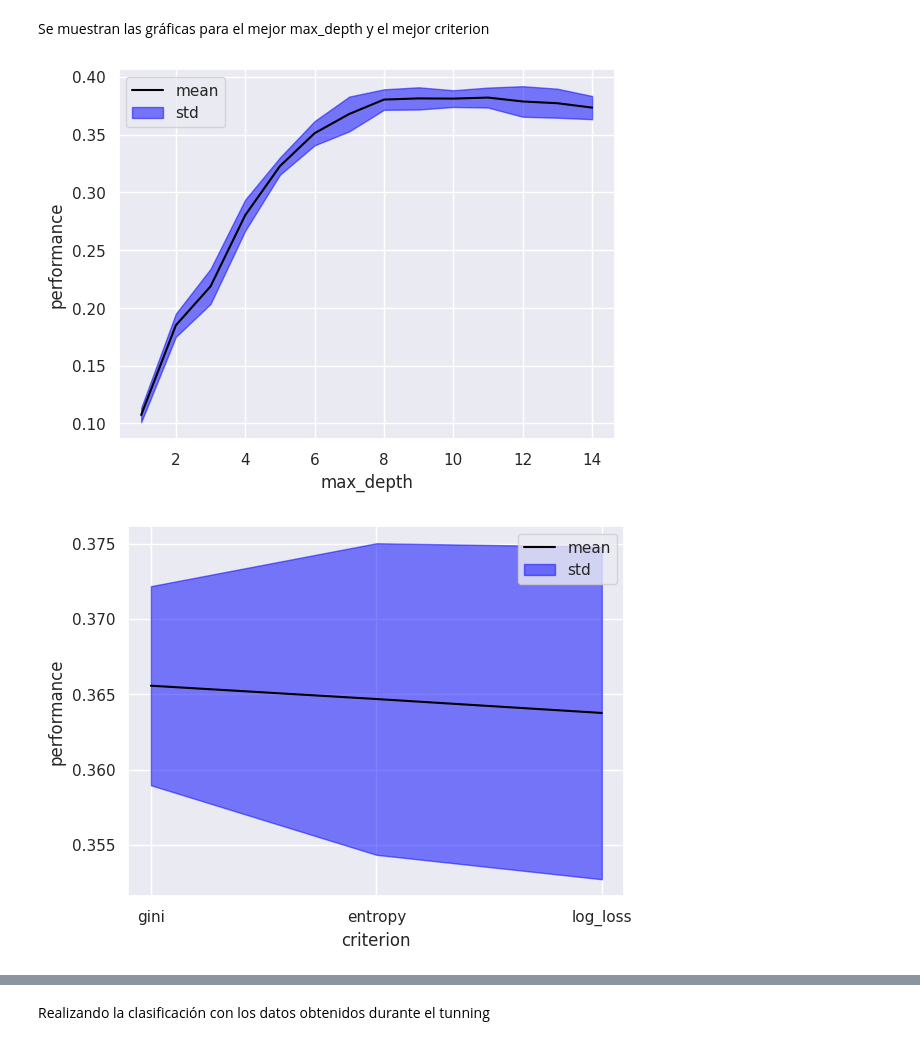
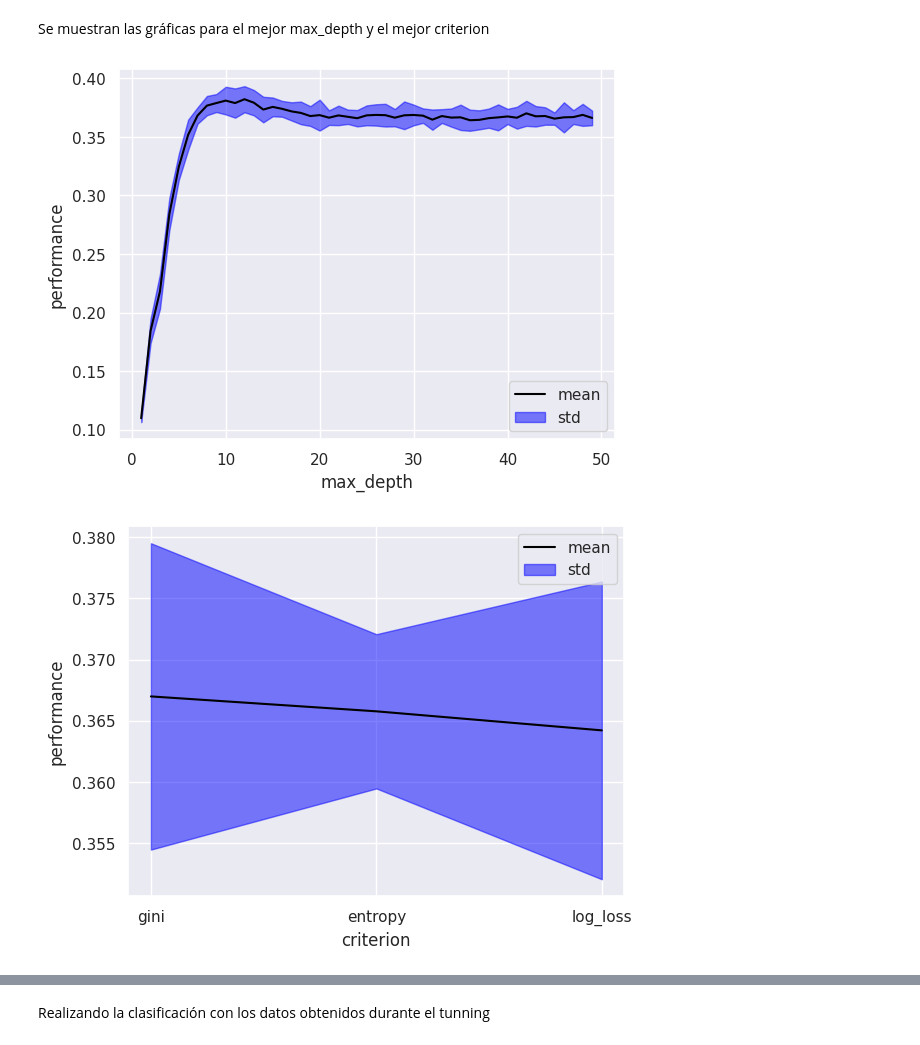
Before and after one commit to ThesplumCoder/formula1-ia-model, a Jupyter notebook: ProyectoIA_Formula_1.ipynb, the cells around one changed output, grey strips where cells are left out. Saved outputs shown, nothing was run; the diff lists cells and outputs as text; code cells hidden in the pictures.

```diff
--- a/ProyectoIA_Formula_1.ipynb
+++ b/ProyectoIA_Formula_1.ipynb
@@ -204,7 +202,7 @@ Realizando la clasificación con los datos obtenidos durante el tunning
 # %%
 from sklearn.tree import DecisionTreeClassifier
 
-est = DecisionTreeClassifier(max_depth=9, criterion='gini')
+est = DecisionTreeClassifier(max_depth=10, criterion='entropy')
 est.fit(X_train,y_train)
 accuracy_DT = accuracy_score(est.predict(X_test), y_test)
 print(accuracy_DT)
@@ -252,11 +250,11 @@ def show_curve_rf(est, parameter_name, values):
 # %% [markdown]
 Se muestran las gráficas para el mejor max_depth y el mejor criterion
 # %%
-show_curve_rf('rf', 'max_depth', range(1, 15))
+show_curve_rf('rf', 'max_depth', range(1, 50))
 # %% [output]
-[figure, old version]
+[figure, new version]
 # %%
 show_curve_rf('rf', 'criterion', ['gini', 'entropy', 'log_loss'])
 # %% [output]
-[figure, old version]
+[figure, new version]
 # %%
```
Also changed, not shown: parts of 23 cells of this notebook.
